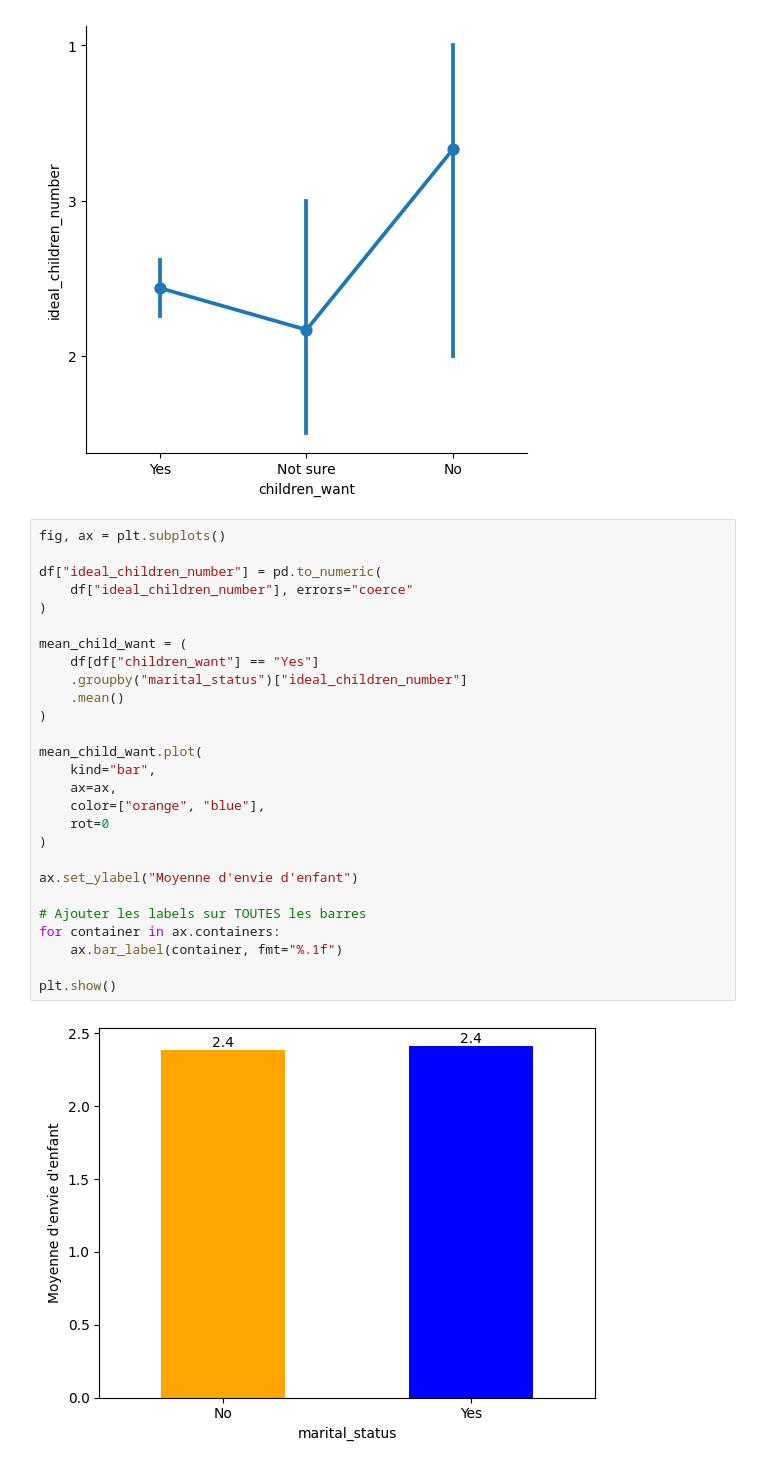
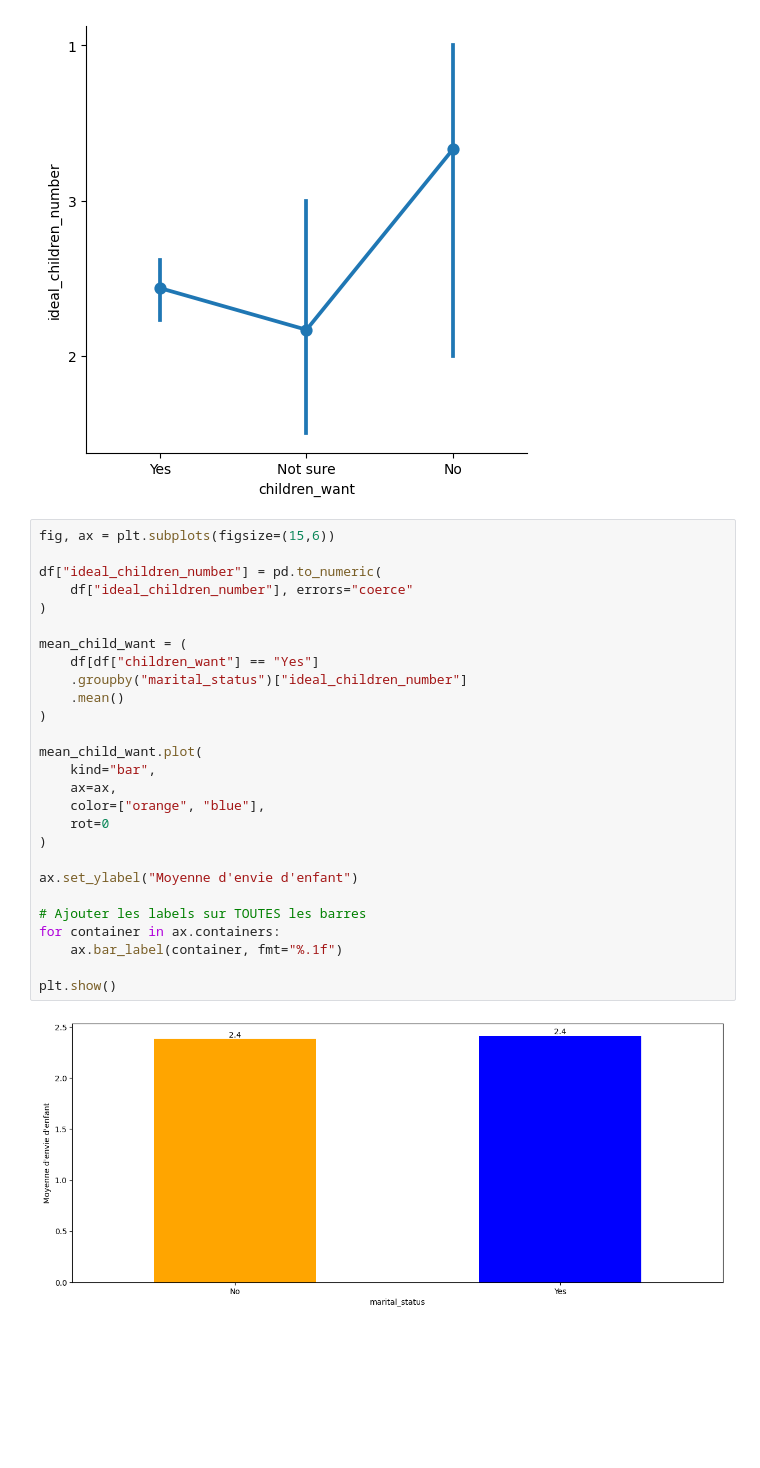
Before and after one commit to Azizbennacer/Survey-analysis, a Jupyter notebook: notebooks/analysis.ipynb, the cells around one changed output. Drawn from its saved outputs; the diff is of its cells as text; blank space fills up the shorter version.

```diff
--- a/notebooks/analysis.ipynb
+++ b/notebooks/analysis.ipynb
@@ -214,33 +214,33 @@ sns.catplot(x="children_want",y="ideal_children_number",data = df,kind = "point"
 <seaborn.axisgrid.FacetGrid at 0x...>
 [figure]
 # %%
-fig, ax = plt.subplots()
+fig, ax = plt.subplots(figsize=(15,6))
 
 df["ideal_children_number"] = pd.to_numeric(
     df["ideal_children_number"], errors="coerce"
 )
 
 mean_child_want = (
     df[df["children_want"] == "Yes"]
     .groupby("marital_status")["ideal_children_number"]
     .mean()
 )
 
 mean_child_want.plot(
     kind="bar",
     ax=ax,
     color=["orange", "blue"],
     rot=0
 )
 
 ax.set_ylabel("Moyenne d'envie d'enfant")
 
 # Ajouter les labels sur TOUTES les barres
 for container in ax.containers:
     ax.bar_label(container, fmt="%.1f")
 
 plt.show()
 # %% [output]
-[figure, old version]
+[figure, new version]
 # %%
 #Quel est le plus grand défi cité par la majorité des répondants ?
```
Also changed, not shown: parts of 5 cells of this notebook.
